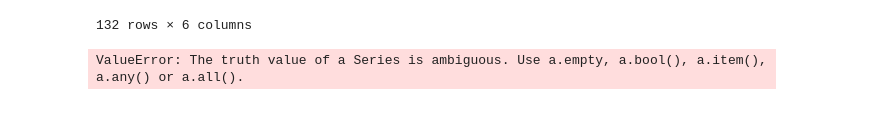
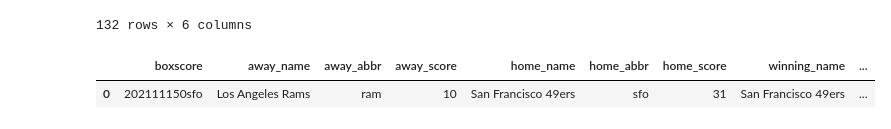
Before and after one commit to jake-viss/NFL_Prediction_Model_Project, a Jupyter notebook: Josh/NFL_Game_Prediction_Base.ipynb, the cells around one changed output. Saved outputs shown, nothing was run; the diff lists cells and outputs as text; code cells hidden in the pictures.

```diff
--- a/Josh/NFL_Game_Prediction_Base.ipynb
+++ b/Josh/NFL_Game_Prediction_Base.ipynb
@@ -499,11 +434,28 @@ season_results
 | 12 | Tampa Bay Buccaneers | Indianapolis Colts | 0.526620 | 0.473380 | Tampa Bay Buccaneers | Tampa Bay Buccaneers |
 | 12 | Tennessee Titans | New England Patriots | 0.509805 | 0.490195 | Tennessee Titans | New England Patriots |
 132 rows × 6 columns
-# %%
-for index, row in season_results.iterrows():
-    if season_results.loc[index,'predicted_winner'] == season_results.loc[index,'actual_winner']:
-        season_results.loc[index,'correct_prediction'] = 1
-    else:
-        season_results.loc[index,'correct_prediction'] = 0
-# %% [output]
-ValueError: The truth value of a Series is ambiguous. Use a.empty, a.bool(), a.item(), a.any() or a.all().
+# %%
+current_week = 10
+weeks = list(range(1,current_week + 1))
+year = 2021
+# %%
+#def game_data_up_to_week(weeks,year):
+weeks_games_df = pd.DataFrame()
+for w in range(len(weeks)):
+    date_string = str(10) + '-' + str(year)
+    week_scores = Boxscores(10,year)
+    week_games_df = pd.DataFrame()
+    for g in range(len(week_scores.games[date_string])):
+        game_str = week_scores.games[date_string][g]['boxscore']
+        game_stats = Boxscore(game_str)
+        game_df = pd.DataFrame(week_scores.games[date_string][g], index = [0])
+        #away_team_df, home_team_df = game_data(game_df,game_stats)
+        #away_team_df['week'] = weeks[w]
+        #home_team_df['week'] = weeks[w]
+        #week_games_df = pd.concat([week_games_df,away_team_df])
+        #week_games_df = pd.concat([week_games_df,home_team_df])
+    #weeks_games_df = pd.concat([weeks_games_df,week_games_df])
+game_df.head()
+# %% [output]
+|  | boxscore | away_name | away_abbr | away_score | home_name | home_abbr | home_score | winning_name | ... |
+| 0 | 202111150sfo | Los Angeles Rams | ram | 10 | San Francisco 49ers | sfo | 31 | San Francisco 49ers | ... |
```
Also changed, not shown: parts of 12 cells of this notebook, 33 other files.
